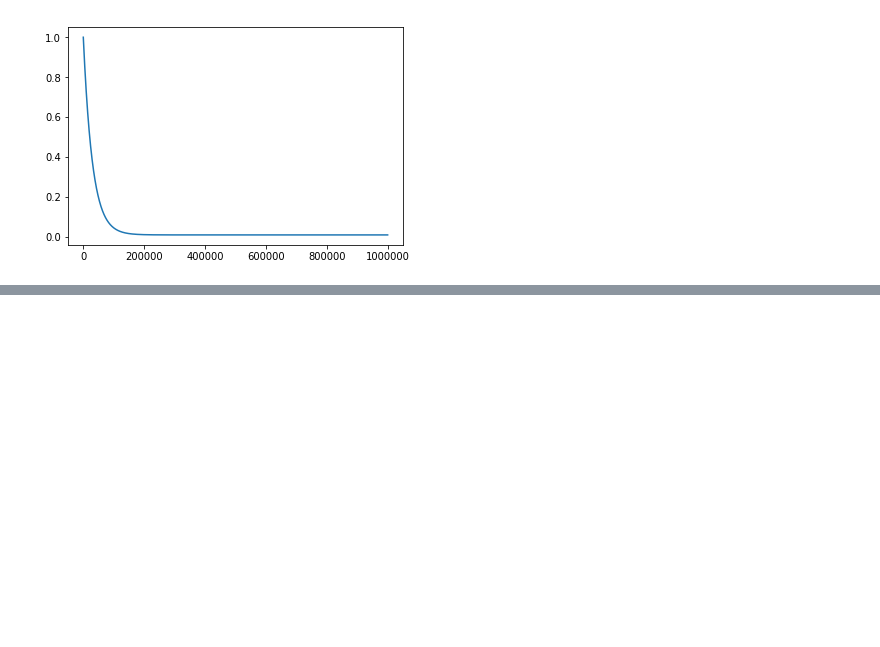
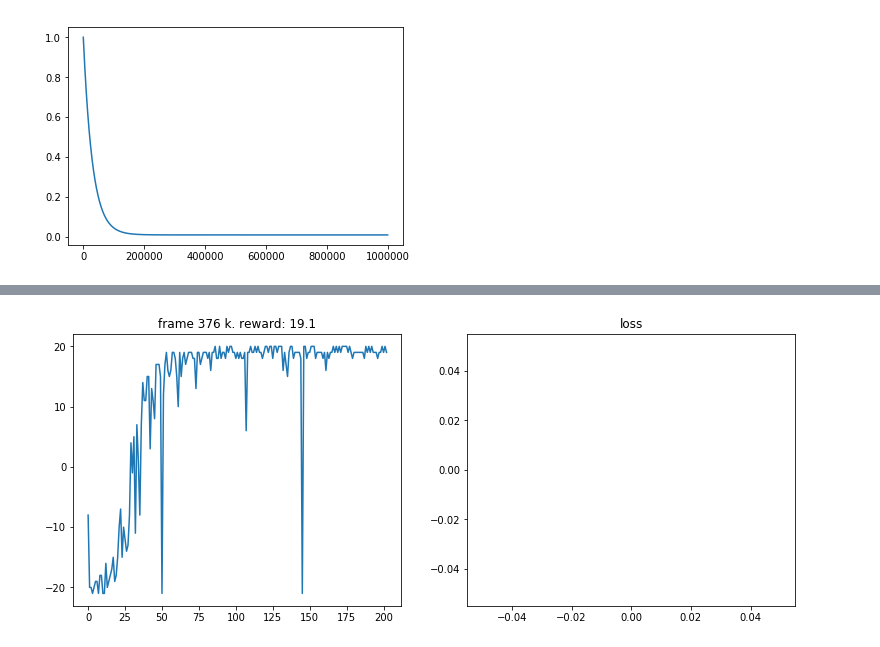
Before and after one commit to mannerslee/MachineLearningPythonStudy, a Jupyter notebook: DeepRL/Double dqn.ipynb, the cells around one changed output, grey strips where cells are left out. Saved outputs shown, nothing was run; the diff lists cells and outputs as text; code cells hidden in the pictures; blank space fills up the shorter version.

```diff
--- a/DeepRL/Double dqn.ipynb
+++ b/DeepRL/Double dqn.ipynb
@@ -488,0 +489,29 @@ for frame_idx in range(1, num_frames + 1):
+# %%
+epsilon = 0
+num_frames = 10000* 1000
+batch_size = 32
+gamma      = 0.99
+
+losses = []
+all_rewards = []
+episode_reward = 0
+
+state = env.reset()
+for frame_idx in range(1, num_frames + 1):
+    epsilon = epsilon_by_frame(frame_idx)
+    action = target_model.act(state, epsilon)
+
+    next_state, reward, done, _ = env.step(action)
+
+    state = next_state
+    episode_reward += reward
+
+    if done:
+        state = env.reset()
+        all_rewards.append(episode_reward)
+        episode_reward = 0
+
+    if frame_idx % 1000 == 0:
+        plot(frame_idx, all_rewards, losses)
+# %% [output]
+[figure, added]
```
Also changed, not shown: parts of 3 cells of this notebook, 1 other file.
